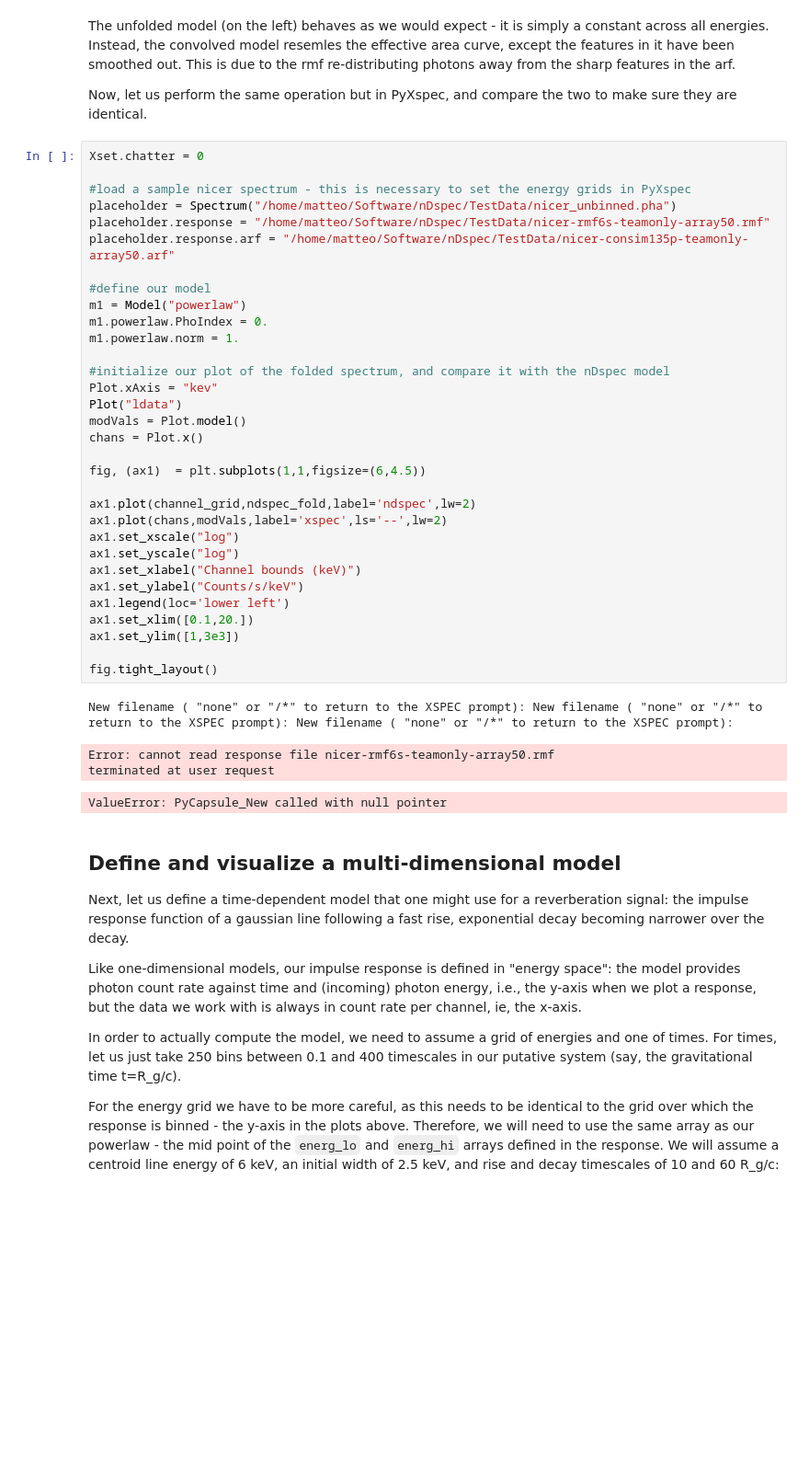
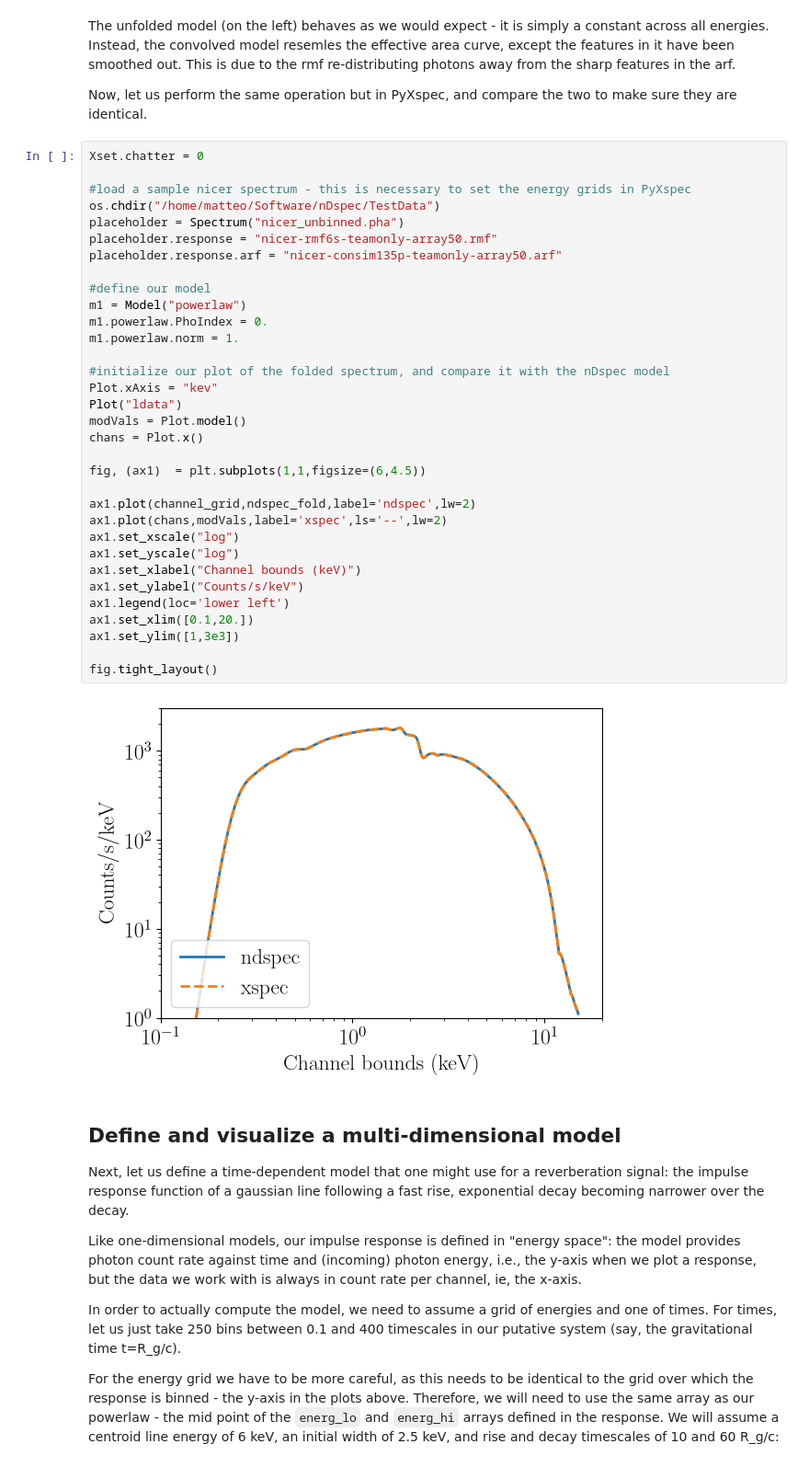
Before and after one commit to matteolucchini1/nDspec, a Jupyter notebook: docs/response_basics.ipynb, the cells around one changed output. Shown at 92% size. Saved outputs shown, nothing was run; the diff lists cells and outputs as text; blank space fills up the shorter version.

Commit message:
Fixed response notebook

```diff
--- a/docs/response_basics.ipynb
+++ b/docs/response_basics.ipynb
@@ -113,40 +113,38 @@ Now, let us perform the same operation but in PyXspec, and compare the two to ma
 # %%
 Xset.chatter = 0
 
 #load a sample nicer spectrum - this is necessary to set the energy grids in PyXspec
-placeholder = Spectrum("/home/matteo/Software/nDspec/TestData/nicer_unbinned.pha")
-placeholder.response = "/home/matteo/Software/nDspec/TestData/nicer-rmf6s-teamonly-array50.rmf"
-placeholder.response.arf = "/home/matteo/Software/nDspec/TestData/nicer-consim135p-teamonly-array50.arf"
+os.chdir("/home/matteo/Software/nDspec/TestData")
+placeholder = Spectrum("nicer_unbinned.pha")
+placeholder.response = "nicer-rmf6s-teamonly-array50.rmf"
+placeholder.response.arf = "nicer-consim135p-teamonly-array50.arf"
 
 #define our model
 m1 = Model("powerlaw")
 m1.powerlaw.PhoIndex = 0.
 m1.powerlaw.norm = 1.
 
 #initialize our plot of the folded spectrum, and compare it with the nDspec model
 Plot.xAxis = "kev"
 Plot("ldata")
 modVals = Plot.model()
 chans = Plot.x()
 
 fig, (ax1)  = plt.subplots(1,1,figsize=(6,4.5))
 
 ax1.plot(channel_grid,ndspec_fold,label='ndspec',lw=2)
 ax1.plot(chans,modVals,label='xspec',ls='--',lw=2)
 ax1.set_xscale("log")
 ax1.set_yscale("log")
 ax1.set_xlabel("Channel bounds (keV)")
 ax1.set_ylabel("Counts/s/keV")
 ax1.legend(loc='lower left')
 ax1.set_xlim([0.1,20.])
 ax1.set_ylim([1,3e3])
 
 fig.tight_layout()
 # %% [output]
-New filename ( "none" or "/*" to return to the XSPEC prompt): New filename ( "none" or "/*" to return to the XSPEC prompt): New filename ( "none" or "/*" to return to the XSPEC prompt):
-Error: cannot read response file nicer-rmf6s-teamonly-array50.rmf
-terminated at user request
-ValueError: PyCapsule_New called with null pointer
+[figure, added]
 # %% [markdown]
 ## Define and visualize a multi-dimensional model
 
```
Also changed, not shown: parts of 3 cells of this notebook.
